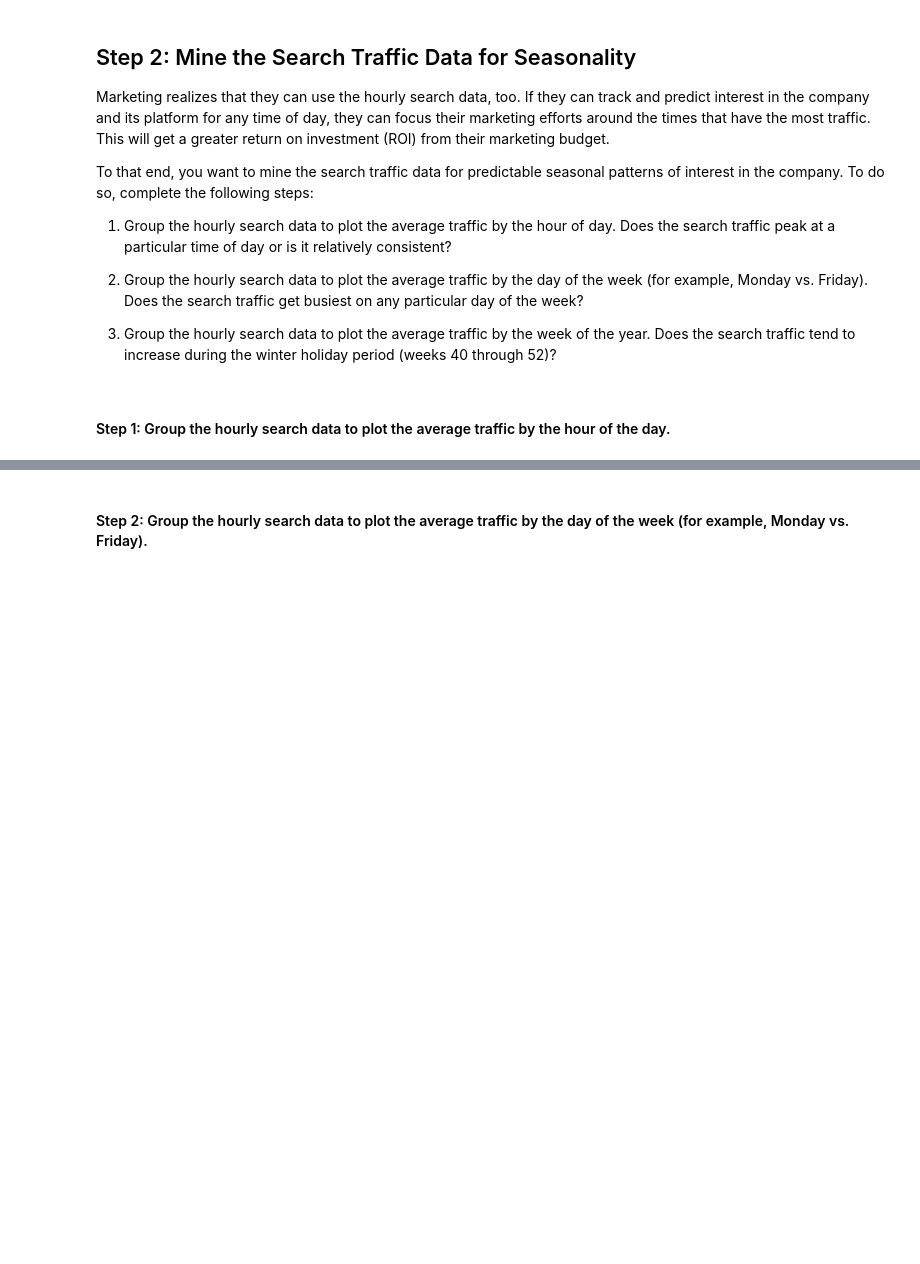
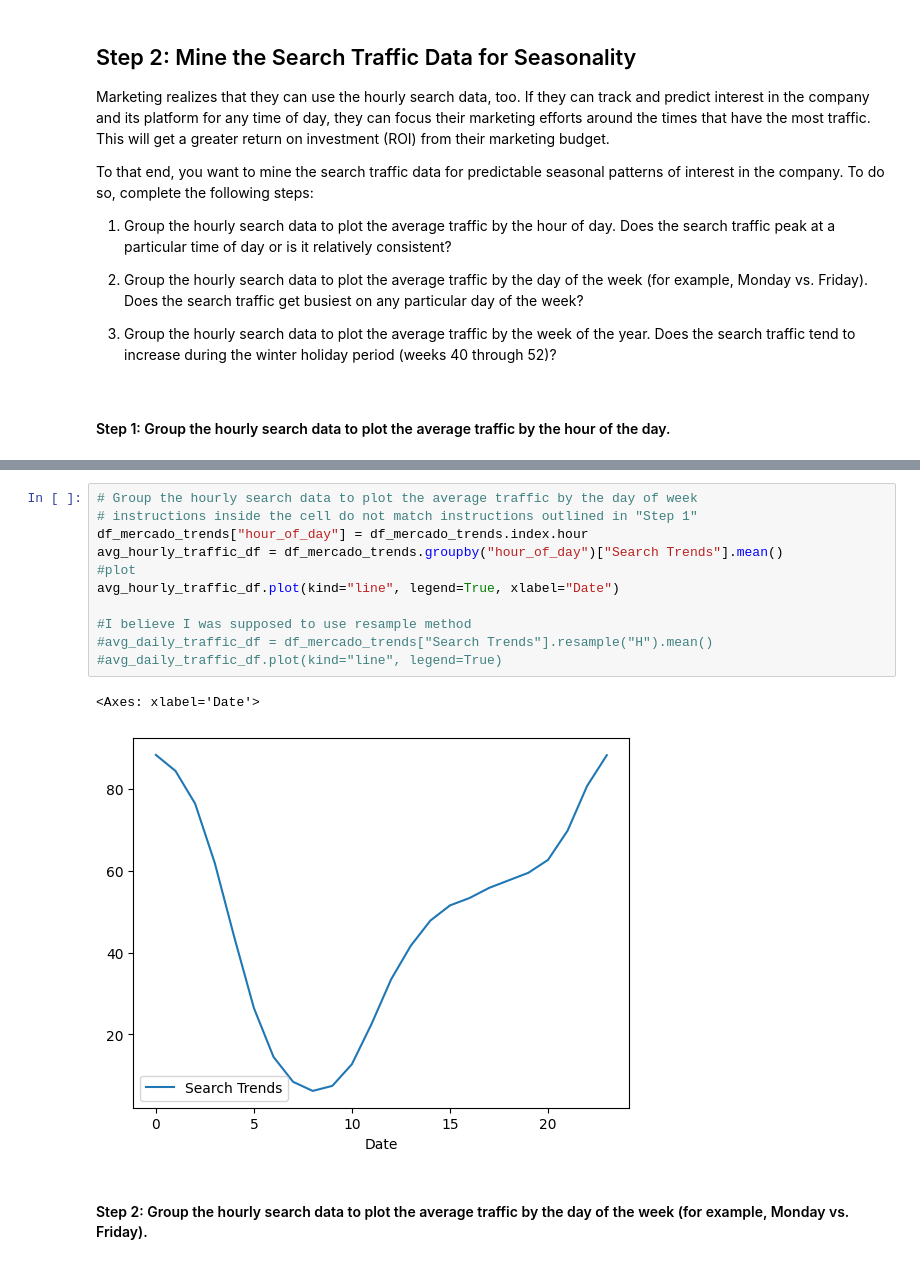
Before and after one commit to srhill12/prophet-challenge, a Jupyter notebook: forecasting_net_prophet.ipynb, the cells around one changed output, grey strips where cells are left out. Drawn from its saved outputs; the diff is of its cells as text; blank space fills up the shorter version.

```diff
--- a/forecasting_net_prophet.ipynb
+++ b/forecasting_net_prophet.ipynb
@@ -142,3 +163,17 @@ To that end, you want to mine the search traffic data for predictable seasonal p
+# %%
+# Group the hourly search data to plot the average traffic by the day of week
+# instructions inside the cell do not match instructions outlined in "Step 1"
+df_mercado_trends["hour_of_day"] = df_mercado_trends.index.hour
+avg_hourly_traffic_df = df_mercado_trends.groupby("hour_of_day")["Search Trends"].mean()
+#plot
+avg_hourly_traffic_df.plot(kind="line", legend=True, xlabel="Date")
+
+#I believe I was supposed to use resample method
+#avg_daily_traffic_df = df_mercado_trends["Search Trends"].resample("H").mean()
+#avg_daily_traffic_df.plot(kind="line", legend=True)
+# %% [output]
+<Axes: xlabel='Date'>
+[figure, added]
 # %% [markdown]
 #### Step 2: Group the hourly search data to plot the average traffic by the day of the week (for example, Monday vs. Friday).
 # %%
```
Also changed, not shown: parts of 11 cells of this notebook.
